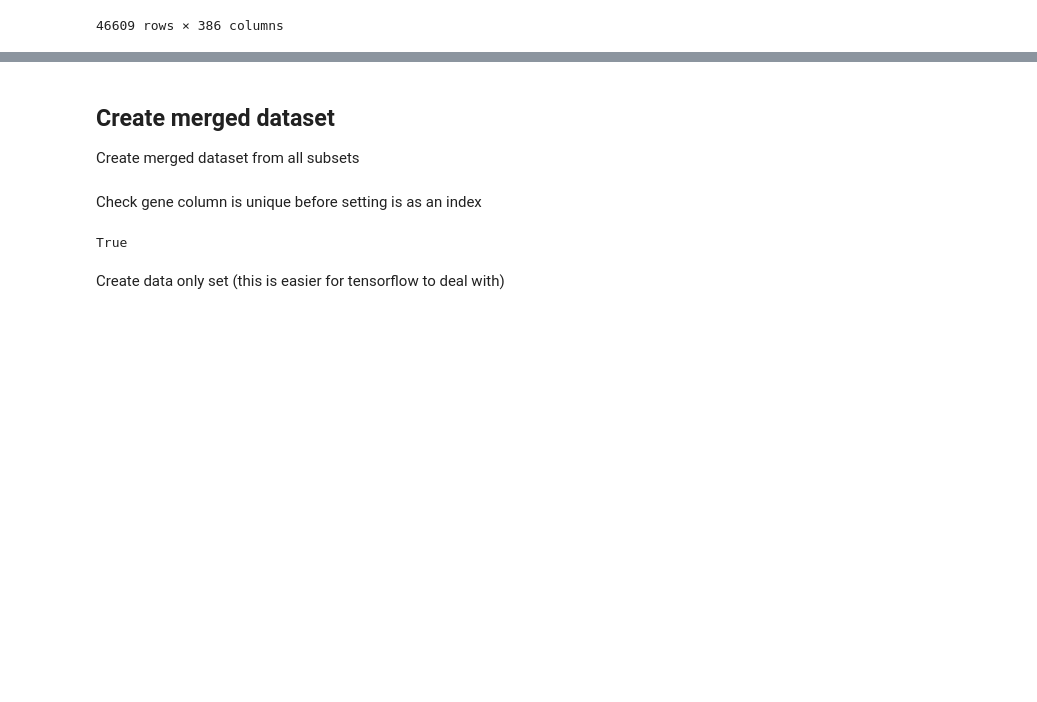
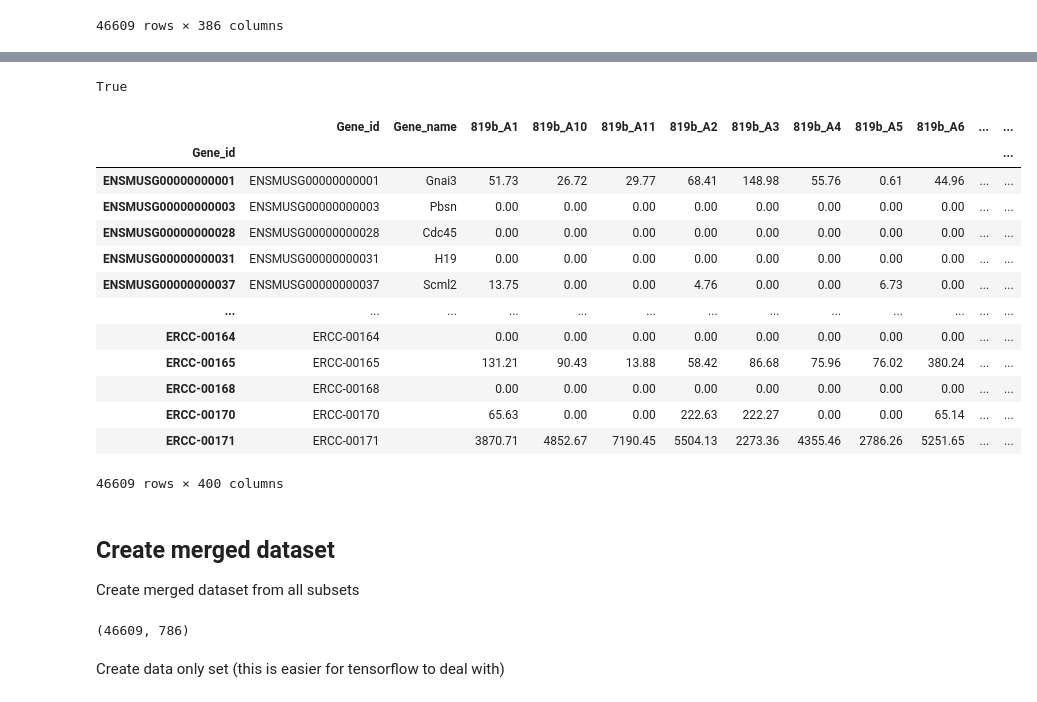
Before and after one commit to luslab/arshamg-scrnaseq-wgan, a Jupyter notebook: jupyter/prepare-data.ipynb, the cells around one changed output, grey strips where cells are left out. Saved outputs shown, nothing was run; the diff lists cells and outputs as text; code cells hidden in the pictures; blank space fills up the shorter version.

Commit message:
Added second yang dataset

```diff
--- a/jupyter/prepare-data.ipynb
+++ b/jupyter/prepare-data.ipynb
@@ -26,6 +26,8 @@ gtf_path_gz = data_path + '/Mus_musculus.GRCm38.99.gtf.gz'
 gtf_path = data_path + '/Mus_musculus.GRCm38.99.gtf'
 tpm_yang_path_gz = data_path + '/GSE90848_Ana6_basal_hair_bulb_TPM.txt.gz'
 tpm_yang_path = data_path + '/GSE90848_Ana6_basal_hair_bulb_TPM.txt'
+tpm_yang_path2_gz = data_path + '/GSE90848_Tel_Ana1_Ana2_bulge_HG_basal_HB_TPM.txt.gz'
+tpm_yang_path2 = data_path + '/GSE90848_Tel_Ana1_Ana2_bulge_HG_basal_HB_TPM.txt'
 gene_tsv_path = data_path + '/gene_names.tsv'
 # %% [markdown]
 Set the main thresholds for the pre-processing
@@ -125,0 +135,3 @@ df_tpm_1
+# %%
+df_tpm_2 = pd.read_csv(tpm_yang_path2, sep='\t')
+df_tpm_2
@@ -125,0 +152,12 @@ df_tpm_1
+# %%
+# Split gene ids on _ and load into a new data frame and set the columns
+split_data = pd.DataFrame(df_tpm_2.Gene_id.str.split("_", expand=True))
+split_data.columns = ["Gene_id", "Gene_name", "Gene_name2"]
+
+# Fill in the NA's with blank strings
+split_data["Gene_name"] = split_data.Gene_name.fillna('')
+split_data["Gene_name2"] = split_data.Gene_name2.fillna('')
+
+# Concatinate the strings that have split more than once back to their standard for e.g GENEID_GENENAME_SOMEMORENAME
+split_data["Gene_name"] = split_data.apply(lambda x: x.Gene_name if x.Gene_name2 == '' else x.Gene_name + '_' + x.Gene_name2, axis=1)
+split_data.shape
@@ -125,0 +166,5 @@ df_tpm_1
+# %%
+# Insert the columns back into the main data array
+df_tpm_2["Gene_id"] = split_data.Gene_id
+df_tpm_2.insert(1,"Gene_name", split_data.Gene_name)
+df_tpm_2
@@ -126,3 +185,26 @@ df_tpm_1
+# %%
+#Check gene column is unique before setting is as an index
+df_tpm_2.Gene_id.is_unique
+# %% [output]
+True
+# %%
+df_tpm_2.index = df_tpm_2['Gene_id']
+df_tpm_2
+# %% [output]
+|  | Gene_id | Gene_name | 819b_A1 | 819b_A10 | 819b_A11 | 819b_A2 | 819b_A3 | 819b_A4 | 819b_A5 | 819b_A6 | ... | ... |
+| Gene_id |  |  |  |  |  |  |  |  |  |  |  | ... |
+| ENSMUSG00000000001 | ENSMUSG00000000001 | Gnai3 | 51.73 | 26.72 | 29.77 | 68.41 | 148.98 | 55.76 | 0.61 | 44.96 | ... | ... |
+| ENSMUSG00000000003 | ENSMUSG00000000003 | Pbsn | 0.00 | 0.00 | 0.00 | 0.00 | 0.00 | 0.00 | 0.00 | 0.00 | ... | ... |
+| ENSMUSG00000000028 | ENSMUSG00000000028 | Cdc45 | 0.00 | 0.00 | 0.00 | 0.00 | 0.00 | 0.00 | 0.00 | 0.00 | ... | ... |
+| ENSMUSG00000000031 | ENSMUSG00000000031 | H19 | 0.00 | 0.00 | 0.00 | 0.00 | 0.00 | 0.00 | 0.00 | 0.00 | ... | ... |
+| ENSMUSG00000000037 | ENSMUSG00000000037 | Scml2 | 13.75 | 0.00 | 0.00 | 4.76 | 0.00 | 0.00 | 6.73 | 0.00 | ... | ... |
+| ... | ... | ... | ... | ... | ... | ... | ... | ... | ... | ... | ... | ... |
+| ERCC-00164 | ERCC-00164 |  | 0.00 | 0.00 | 0.00 | 0.00 | 0.00 | 0.00 | 0.00 | 0.00 | ... | ... |
+| ERCC-00165 | ERCC-00165 |  | 131.21 | 90.43 | 13.88 | 58.42 | 86.68 | 75.96 | 76.02 | 380.24 | ... | ... |
+| ERCC-00168 | ERCC-00168 |  | 0.00 | 0.00 | 0.00 | 0.00 | 0.00 | 0.00 | 0.00 | 0.00 | ... | ... |
+| ERCC-00170 | ERCC-00170 |  | 65.63 | 0.00 | 0.00 | 222.63 | 222.27 | 0.00 | 0.00 | 65.14 | ... | ... |
+| ERCC-00171 | ERCC-00171 |  | 3870.71 | 4852.67 | 7190.45 | 5504.13 | 2273.36 | 4355.46 | 2786.26 | 5251.65 | ... | ... |
+46609 rows × 400 columns
 # %% [markdown]
 ## Create merged dataset
 
@@ -132,9 +212,9 @@ df_tpm_combined = df_tpm_1
-# %% [markdown]
-Check gene column is unique before setting is as an index
-# %%
-df_tpm_combined.Gene_id.is_unique
-# %% [output]
-True
+# %%
+df_tpm_combined = df_tpm_1.join(df_tpm_2, lsuffix='', rsuffix='_other', how='inner')
+df_tpm_combined.drop(['Gene_id_other', 'Gene_name_other'], axis=1)
+df_tpm_combined.shape
+# %% [output]
+(46609, 786)
 # %% [markdown]
 Create data only set (this is easier for tensorflow to deal with)
 # %%
```
Also changed, not shown: parts of 14 cells of this notebook, 2 other files.
